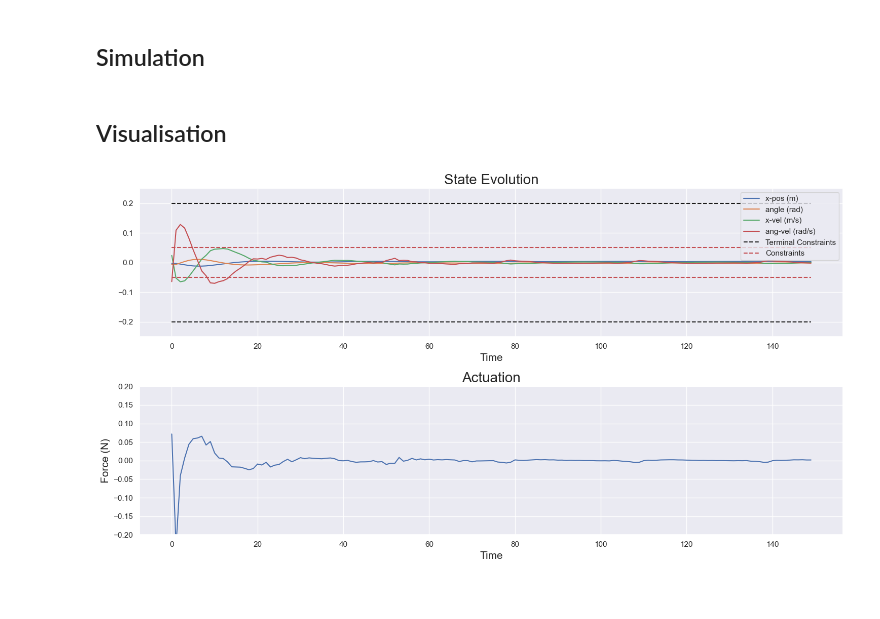
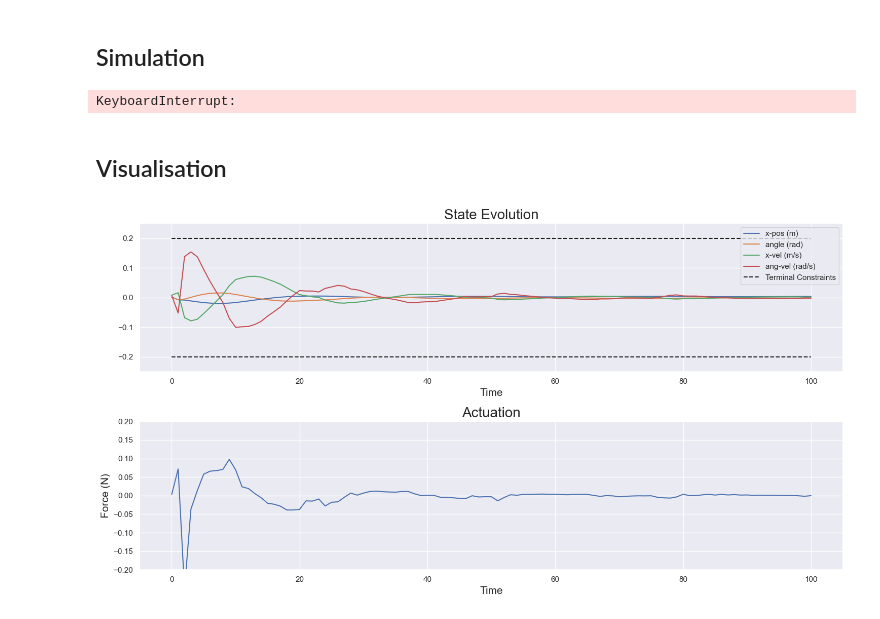
Before and after one commit to michael-cummins/DeePC-HUNT, a Jupyter notebook: src/regularized_deepc.ipynb, the cells around one changed output. Saved outputs shown, nothing was run; the diff lists cells and outputs as text; code cells hidden in the pictures.

```diff
--- a/src/regularized_deepc.ipynb
+++ b/src/regularized_deepc.ipynb
@@ -18,11 +18,10 @@ plt.rcParams["figure.figsize"] = (15,8)
 ## Data Collection
 # %%
 Tini = 1
-n = 4
 N = 20
 m = 1
 p = 4
-T = (m+1)*(Tini + N + n) + 10
+T = (m+1)*(Tini + N + p) + 10
 # %%
 # env = gym.make('InvertedPendulum-v4', render_mode='rgb_array')
 
@@ -79,14 +78,14 @@ yd shape : (240,)   ud shape : (60,)
 # %%
 u_ini = ud[:m*Tini].reshape((Tini*m,))
 y_ini = yd[:p*Tini].reshape((Tini*p,))
-y_const = np.kron(np.ones(N), np.array([1.5, 0.15, 0.5, 0.5]))
+y_const = np.kron(np.ones(N), np.array([0.2, 20, 20, 20]))
 u_const = np.ones(N)*3
 R = np.eye(m)*1
 Q = np.diag([100,100,100,100])
 
 controller = DeePC(
     ud=ud, yd=yd, y_constraints=y_const, u_constraints=u_const,
-    N=N, Tini=Tini, n=n, T=T, p=p, m=m
+    N=N, Tini=Tini, n=p, T=T, p=p, m=m
 )
 # %% [markdown]
 ## Simulation
@@ -100,7 +99,7 @@ env = gym.make('InvertedPendulum-v4', render_mode='rgb_array')
 obs = env.reset()
 done = False
 render = False
-iter = 150
+iter = 100
 pbar = tqdm(range(0,iter))
 
 for i in pbar:
@@ -129,37 +128,39 @@ for i in pbar:
     # Reset initial conditions
     u_ini = uT[-Tini:]
     y_ini = yT[-p*Tini:]
+# %% [output]
+KeyboardInterrupt:
 # %% [markdown]
 ## Visualisation
 # %%
-uT = uT[Tini*m:]
-yT = yT[Tini*p:]
+uT = uT[(Tini-1)*m:]
+yT = yT[(Tini-1)*p:]
 T = len(uT)
 yT = yT.reshape((T,p))
 uT = uT.reshape((T,m))
 # %%
 plt.subplot(2,1,1)
 plt.plot(range(0,T), yT, label=['x-pos (m)', 'angle (rad)', 'x-vel (m/s)', 'ang-vel (rad/s)'])
 plt.plot(range(0,T), np.ones(T)*0.2, 'k--',label='Terminal Constraints')
 plt.plot(range(0,T), -np.ones(T)*0.2, 'k--')
-plt.plot(range(0,T), np.ones(T)*0.05, 'r--',label='Constraints')
-plt.plot(range(0,T), -np.ones(T)*0.05, 'r--')
+# plt.plot(range(0,T), np.ones(T)*0.05, 'r--',label='Constraints')
+# plt.plot(range(0,T), -np.ones(T)*0.05, 'r--')
 plt.legend(loc="upper right")
 plt.ylim((-0.25,0.25))
 plt.xlabel('Time', fontdict={'fontsize':15})
 plt.title("State Evolution", fontdict={'fontsize':20})
 plt.grid('on')
 plt.tight_layout()
 
 plt.subplot(2,1,2)
 plt.plot(range(0,T), uT)
 plt.ylabel('Force (N)', fontdict={'fontsize':15})
 plt.xlabel('Time', fontdict={'fontsize':15})
 plt.title("Actuation", fontdict={'fontsize':20})
 plt.ylim((-0.2,0.2))
 plt.grid('on')
 plt.tight_layout()
 
 plt.show()
 # %% [output]
-[figure, old version]
+[figure, new version]
```
Also changed, not shown: parts of 1 cell of this notebook, 11 other files.
